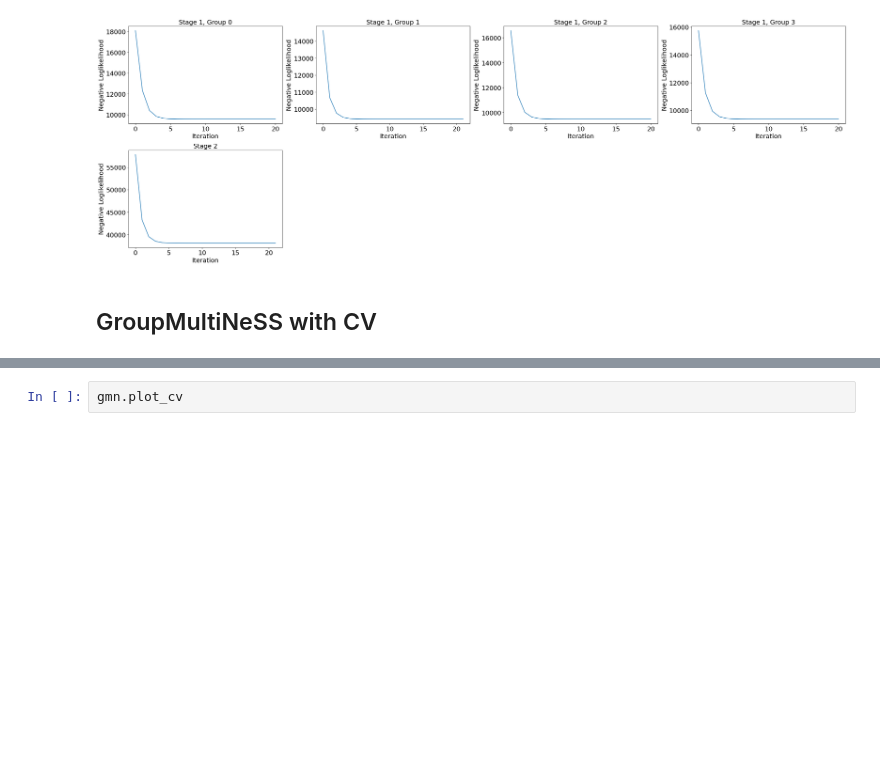
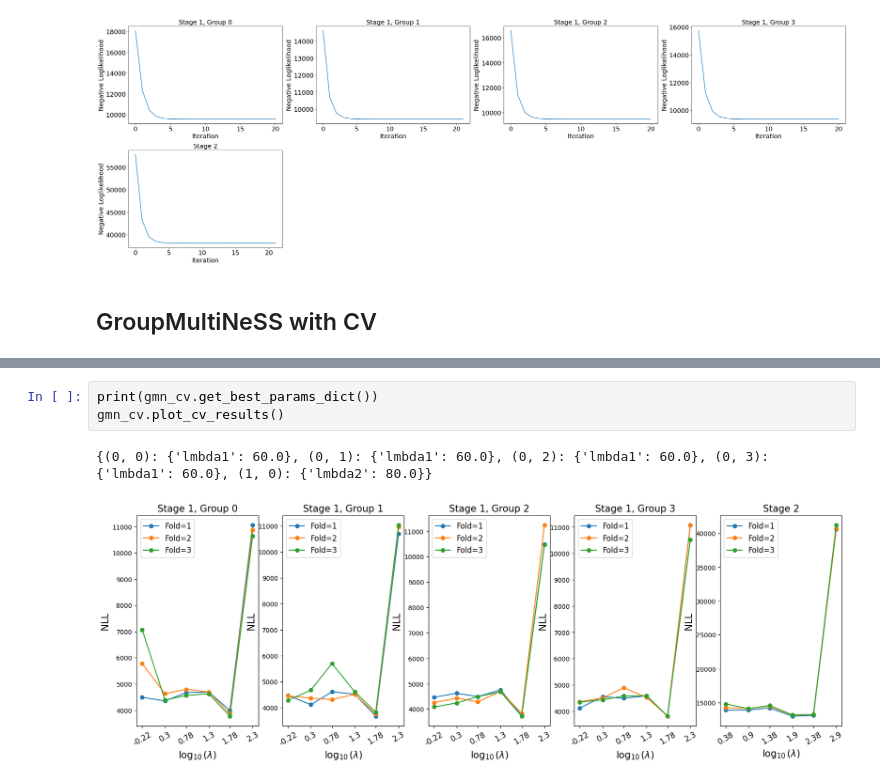
Before and after one commit to AlexanderKagan/GroupmultinessExperiments, a Jupyter notebook: use_example.ipynb, the cells around one changed output, grey strips where cells are left out. Saved outputs shown, nothing was run; the diff lists cells and outputs as text; blank space fills up the shorter version.

```diff
--- a/use_example.ipynb
+++ b/use_example.ipynb
@@ -96,2 +94,6 @@ Wall time: 12min 7s
 # %%
-gmn.plot_cv
+print(gmn_cv.get_best_params_dict())
+gmn_cv.plot_cv_results()
+# %% [output]
+{(0, 0): {'lmbda1': 60.0}, (0, 1): {'lmbda1': 60.0}, (0, 2): {'lmbda1': 60.0}, (0, 3): {'lmbda1': 60.0}, (1, 0): {'lmbda2': 80.0}}
+[figure, added]
```
Also changed, not shown: parts of 1 cell of this notebook.
